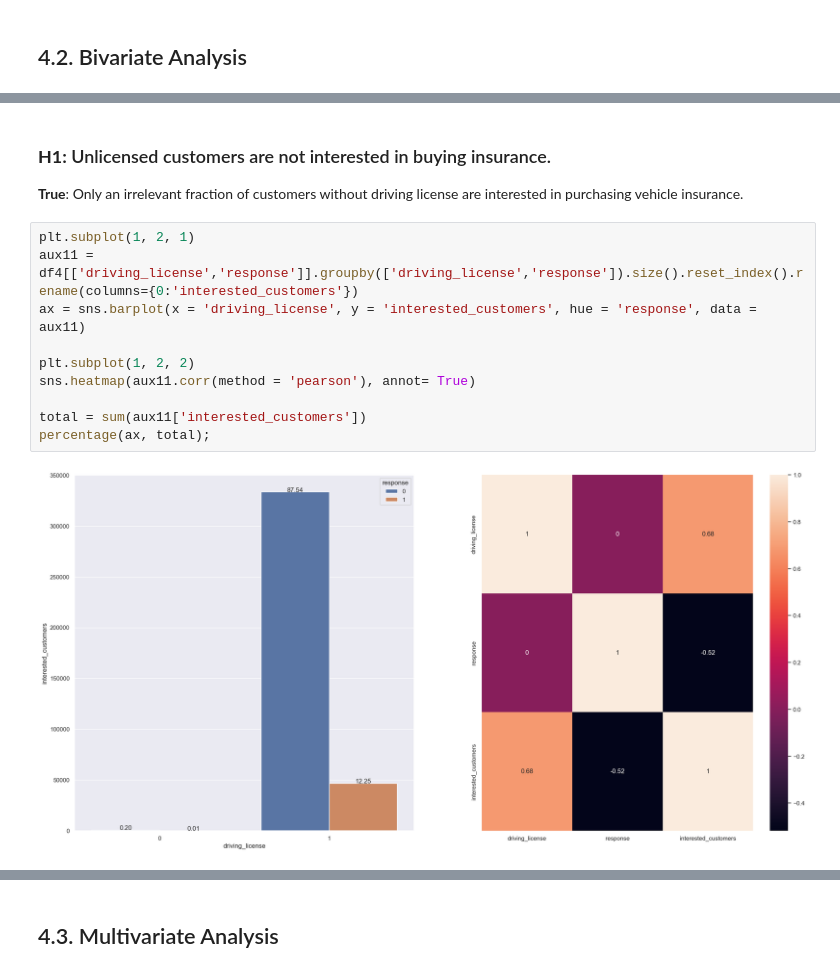
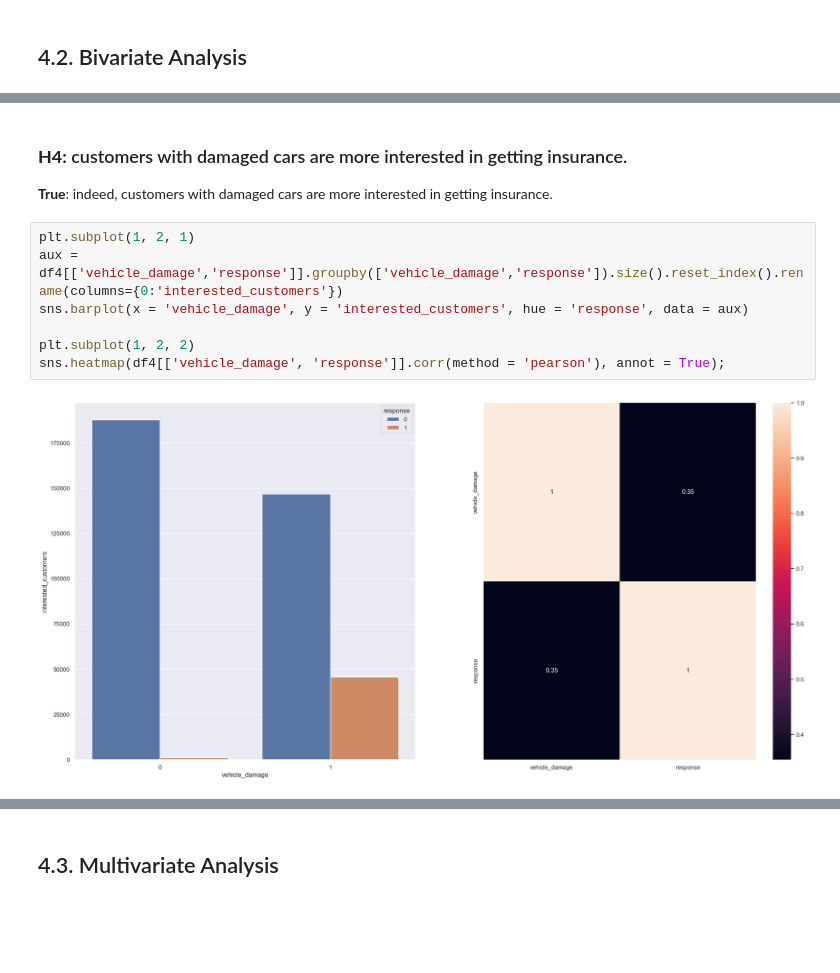
Before and after one commit to pgdemiranda/health_insurance-cs, a Jupyter notebook: notebooks/1.0.pgdm.health_insurance_cs.ipynb, the cells around one changed output, grey strips where cells are left out. Saved outputs shown, nothing was run; the diff lists cells and outputs as text; blank space fills up the shorter version.

```diff
--- a/notebooks/1.0.pgdm.health_insurance_cs.ipynb
+++ b/notebooks/1.0.pgdm.health_insurance_cs.ipynb
@@ -303,15 +451,13 @@ sns.histplot(aux10)
 # %% [markdown]
-### **H1:** Unlicensed customers are not interested in buying insurance.
-**True**: Only an irrelevant fraction of customers without driving license are interested in purchasing vehicle insurance.
+### **H4:** customers with damaged cars are more interested in getting insurance.
+
+**True**: indeed, customers with damaged cars are more interested in getting insurance.
 # %%
 plt.subplot(1, 2, 1)
-aux11 = df4[['driving_license','response']].groupby(['driving_license','response']).size().reset_index().rename(columns={0:'interested_customers'})
-ax = sns.barplot(x = 'driving_license', y = 'interested_customers', hue = 'response', data = aux11)
+aux = df4[['vehicle_damage','response']].groupby(['vehicle_damage','response']).size().reset_index().rename(columns={0:'interested_customers'})
+sns.barplot(x = 'vehicle_damage', y = 'interested_customers', hue = 'response', data = aux)
 
 plt.subplot(1, 2, 2)
-sns.heatmap(aux11.corr(method = 'pearson'), annot= True)
-
-total = sum(aux11['interested_customers'])
-percentage(ax, total);
+sns.heatmap(df4[['vehicle_damage', 'response']].corr(method = 'pearson'), annot = True);
 # %% [output]
-[figure, old version]
+[figure, new version]
```
Also changed, not shown: parts of 130 cells of this notebook, 34 other files.
